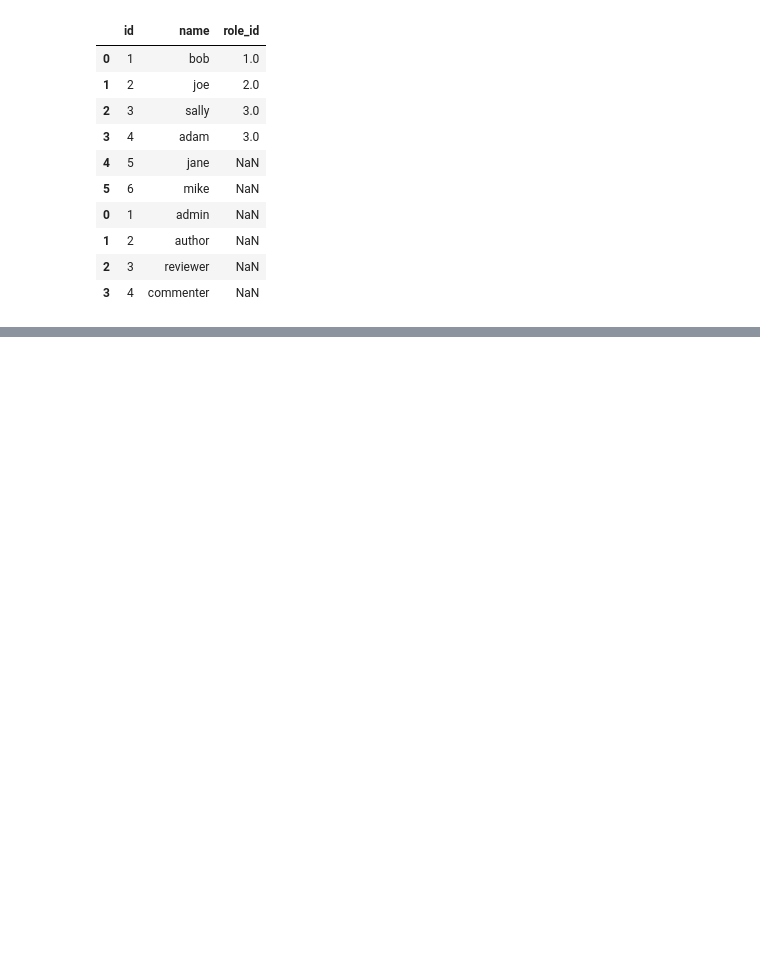
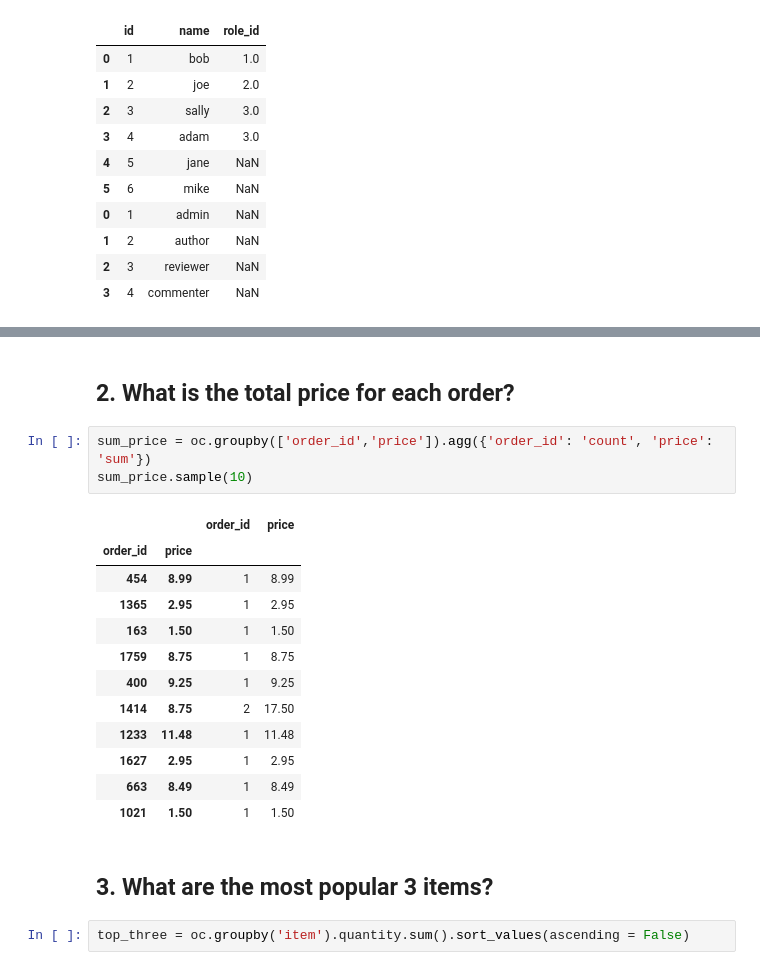
Before and after one commit to Severina7/numpy-pandas-visualization-exercises, a Jupyter notebook: advanced_dataframes.ipynb, the cells around one changed output, grey strips where cells are left out. Cells and saved outputs as stored; diff of their text form; blank space fills up the shorter version.

```diff
--- a/advanced_dataframes.ipynb
+++ b/advanced_dataframes.ipynb
@@ -162,0 +260,22 @@ pd.concat([users, roles], axis=0)
+# %% [markdown]
+## 2. What is the total price for each order?
+# %%
+sum_price = oc.groupby(['order_id','price']).agg({'order_id': 'count', 'price': 'sum'})
+sum_price.sample(10)
+# %% [output]
+|  |  | order_id | price |
+| order_id | price |  |  |
+| 454 | 8.99 | 1 | 8.99 |
+| 1365 | 2.95 | 1 | 2.95 |
+| 163 | 1.50 | 1 | 1.50 |
+| 1759 | 8.75 | 1 | 8.75 |
+| 400 | 9.25 | 1 | 9.25 |
+| 1414 | 8.75 | 2 | 17.50 |
+| 1233 | 11.48 | 1 | 11.48 |
+| 1627 | 2.95 | 1 | 2.95 |
+| 663 | 8.49 | 1 | 8.49 |
+| 1021 | 1.50 | 1 | 1.50 |
+# %% [markdown]
+## 3. What are the most popular 3 items?
+# %%
+top_three = oc.groupby('item').quantity.sum().sort_values(ascending = False)
```
Also changed, not shown: parts of 27 cells of this notebook, 1 other file.
